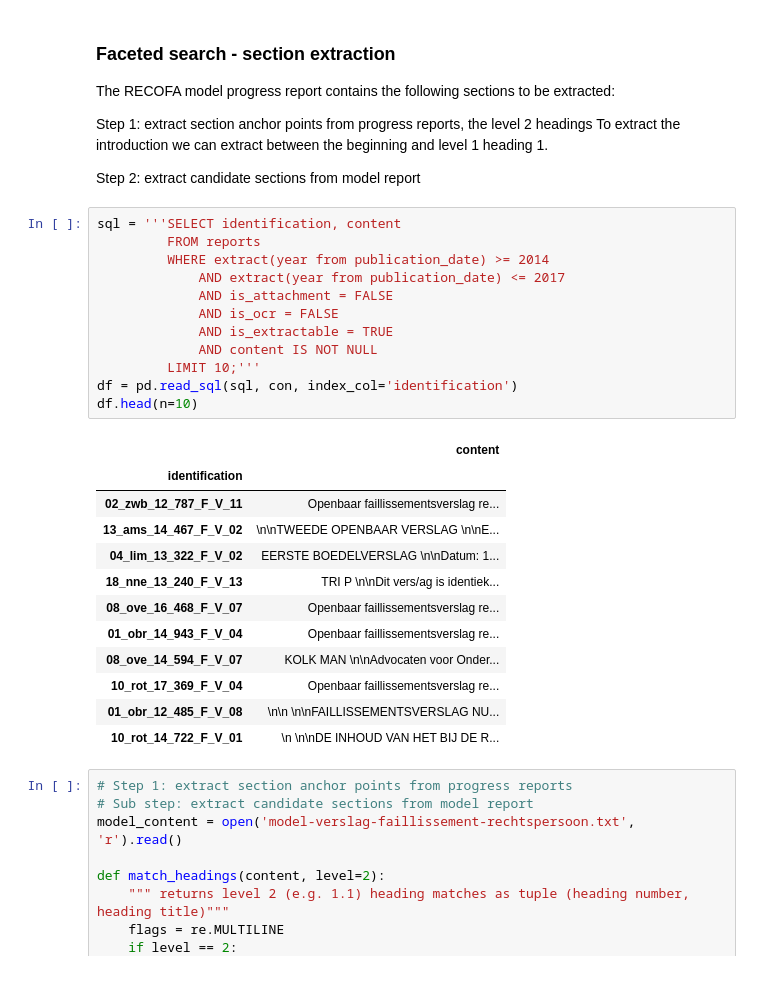
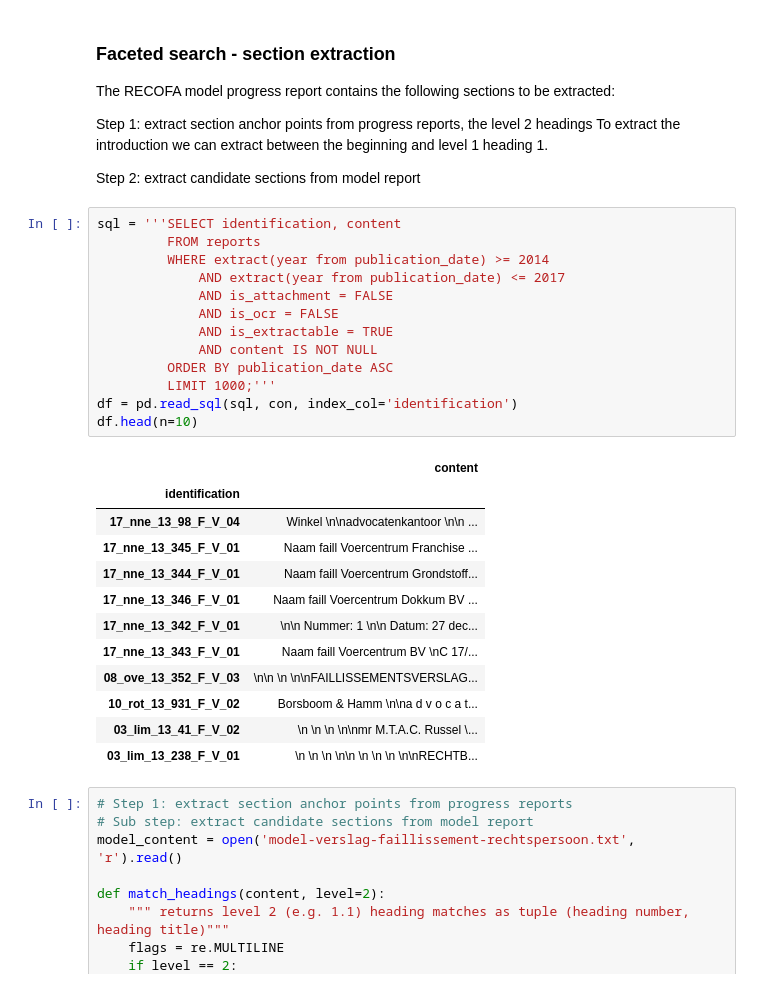
Before and after one commit to quantleap/is-ds-thesis, a Jupyter notebook: notebooks/Reports - dataset description.ipynb, the cells around one changed output. Saved outputs shown, nothing was run; the diff lists cells and outputs as text.

```diff
--- a/notebooks/Reports - dataset description.ipynb
+++ b/notebooks/Reports - dataset description.ipynb
@@ -288,28 +288,29 @@ Step 2: extract candidate sections from model report
 # %%
 sql = '''SELECT identification, content
          FROM reports
          WHERE extract(year from publication_date) >= 2014
              AND extract(year from publication_date) <= 2017
              AND is_attachment = FALSE
              AND is_ocr = FALSE
              AND is_extractable = TRUE
              AND content IS NOT NULL
-         LIMIT 10;'''
+         ORDER BY publication_date ASC
+         LIMIT 1000;'''
 df = pd.read_sql(sql, con, index_col='identification')
 df.head(n=10)
 # %% [output]
 |  | content |
 | identification |  |
-| 02_zwb_12_787_F_V_11 | Openbaar faillissementsverslag re... |
-| 13_ams_14_467_F_V_02 | \n\nTWEEDE OPENBAAR VERSLAG \n\nE... |
-| 04_lim_13_322_F_V_02 | EERSTE BOEDELVERSLAG \n\nDatum: 1... |
-| 18_nne_13_240_F_V_13 | TRI P \n\nDit vers/ag is identiek... |
-| 08_ove_16_468_F_V_07 | Openbaar faillissementsverslag re... |
-| 01_obr_14_943_F_V_04 | Openbaar faillissementsverslag re... |
-| 08_ove_14_594_F_V_07 | KOLK MAN \n\nAdvocaten voor Onder... |
-| 10_rot_17_369_F_V_04 | Openbaar faillissementsverslag re... |
-| 01_obr_12_485_F_V_08 | \n\n \n\nFAILLISSEMENTSVERSLAG NU... |
-| 10_rot_14_722_F_V_01 | \n \n\nDE INHOUD VAN HET BIJ DE R... |
+| 17_nne_13_98_F_V_04 | Winkel \n\nadvocatenkantoor \n\n ... |
+| 17_nne_13_345_F_V_01 | Naam faill Voercentrum Franchise ... |
+| 17_nne_13_344_F_V_01 | Naam faill Voercentrum Grondstoff... |
+| 17_nne_13_346_F_V_01 | Naam faill Voercentrum Dokkum BV ... |
+| 17_nne_13_342_F_V_01 | \n\n Nummer: 1 \n\n Datum: 27 dec... |
+| 17_nne_13_343_F_V_01 | Naam faill Voercentrum BV \nC 17/... |
+| 08_ove_13_352_F_V_03 | \n\n \n \n\nFAILLISSEMENTSVERSLAG... |
+| 10_rot_13_931_F_V_02 | Borsboom & Hamm \n\na d v o c a t... |
+| 03_lim_13_41_F_V_02 | \n \n \n \n\nmr M.T.A.C. Russel \... |
+| 03_lim_13_238_F_V_01 | \n \n \n \n\n \n \n \n \n\nRECHTB... |
 # %%
 # Step 1: extract section anchor points from progress reports
 # Sub step: extract candidate sections from model report
```
Also changed, not shown: parts of 22 cells of this notebook, 3 other files.
